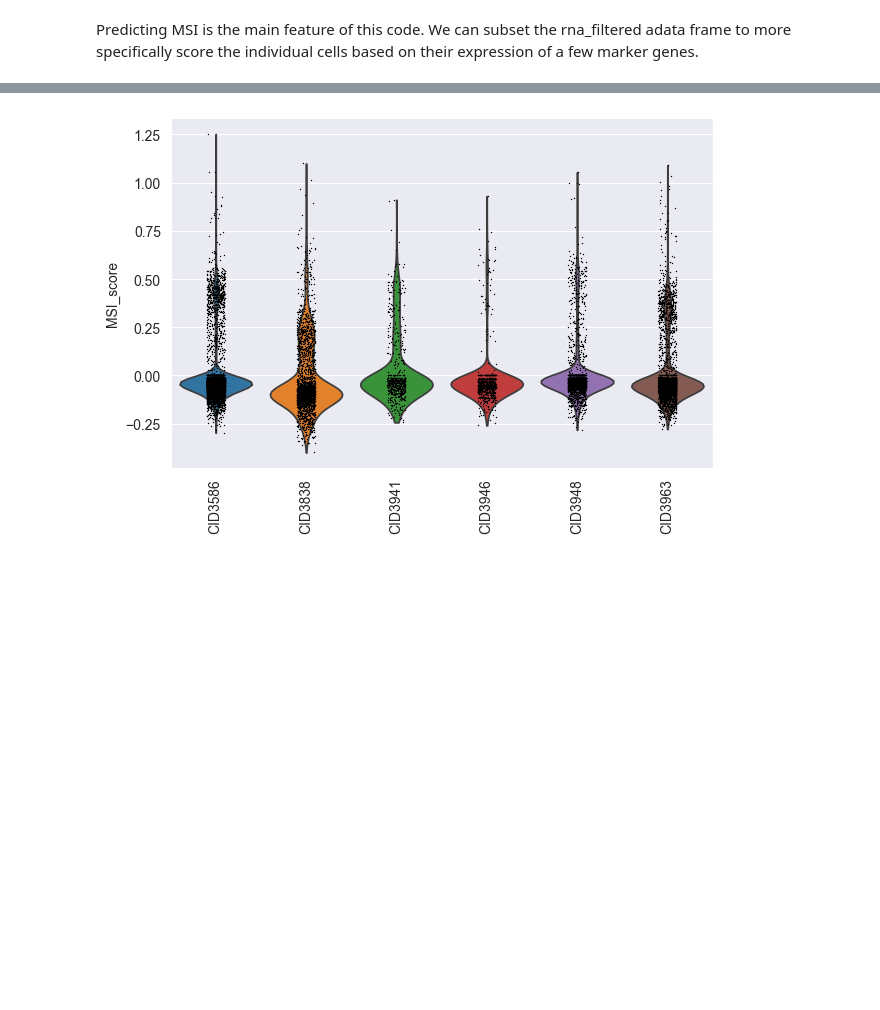
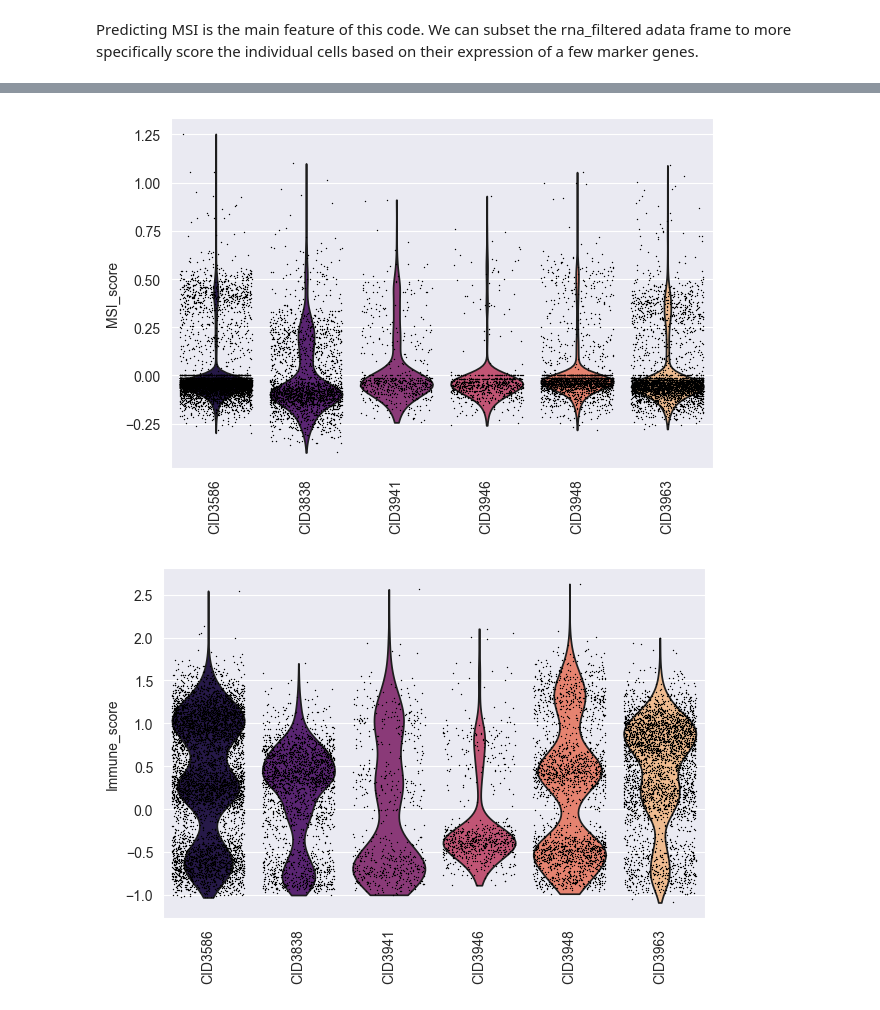
Before and after one commit to nwlodychak/cite_seq, a Jupyter notebook: src/cite_seq.ipynb, the cells around one changed output, grey strips where cells are left out. Cells and saved outputs as stored; diff of their text form; code cells hidden in the pictures; blank space fills up the shorter version.

```diff
--- a/src/cite_seq.ipynb
+++ b/src/cite_seq.ipynb
@@ -10,3 +12,6 @@ import matplotlib.pyplot as plt
+# %%
+msi_output = pd.read_csv("msisensor_pipeline/msisensor_output.csv")
+msi_output.set_index('sample_id', inplace=True)
 # %%
 # Data loading
 rna_data_path = "data/SCP1039/expression"
@@ -36,7 +68,7 @@ The following code performs QC and clustering on the masked dataset
 3. Then we filter the genes that are highly variable in the subset
 4. This subset of data is used to perform dimensionality reduction and leiden clustering
 # %%
-patient_filtered = rna_adata[patient_mask].copy()
+patient_filtered = masked.copy()
 
 # preprocessing and qc
 sc.pp.calculate_qc_metrics(patient_filtered, inplace = True)
@@ -206,8 +235,12 @@ Passing `palette` without assigning `hue` is deprecated and will be removed in v
 # %%
+p_categories = rna_filtered.obs['patient'].cat.categories
+c = sns.color_palette("magma", n_colors=len(p_categories))
+patient_colors = dict(zip(p_categories, c))
+
 # MSI correlates with immune infiltration
 immune_markers = ['CD8A', 'IFNG', 'GZMA', 'PRF1', 'IDO1', 'CXCL9', 'CXCL10']
 sc.tl.score_genes(rna_filtered, immune_markers, score_name = 'immune_score')
-sc.pl.scatter(rna_filtered, x = 'MSI_score', y = 'immune_score', color = 'predicted_celltype')
+rna_filtered.uns['patient_colors'] = list(patient_colors.values())
 
 # Compare MSI with stromal/immune components
 tme_markers = {'Immune' : ['PTPRC', 'CD3E', 'CD68'],
@@ -218,6 +251,8 @@ for tme, markers in tme_markers.items():
     if markers_in_data:
         sc.tl.score_genes(rna_filtered, markers_in_data, score_name = f'{tme}_score')
 
-sc.pl.scatter(rna_filtered, x = 'MSI_score', y = 'Immune_score', color = 'Stromal_score')
-sc.pl.scatter(rna_filtered, x = 'MSI_score', y = 'Immune_score', color = 'patient')
+sc.pl.scatter(rna_filtered, x = 'MSI_score', y = 'Immune_score', color = 'predicted_celltype', title = 'MSI/ImmuneScore by cell_type')
+sc.pl.scatter(rna_filtered, x = 'MSI_score', y = 'Immune_score', color = 'Stromal_score', title = 'MSI/ImmuneScore by Stromal_score')
+sc.pl.scatter(rna_filtered, x = 'MSI_score', y = 'Immune_score', color = 'patient', title = 'MSI/ImmuneScore by patient')
+sc.pl.scatter(rna_filtered, x = 'MSI_score', y = 'Stromal_score', color = 'patient', title = 'MSI/Stromal_score by patient')
 # %% [output]
@@ -227,4 +270,24 @@ sc.pl.scatter(rna_filtered, x = 'MSI_score', y = 'Immune_score', color = 'patien
 # %%
-sc.pl.violin(rna_filtered, 'MSI_score', groupby = 'patient', rotation = 90)
+# Violin plots
+sc.pl.violin(rna_filtered,
+             'MSI_score',
+             color = patient_colors,
+             groupby = 'patient',
+             stripplot = True,
+             jitter = .4,
+             rotation = 90)
+sc.pl.violin(rna_filtered, 'Immune_score',
+             color = patient_colors,
+             groupby = 'patient',
+             stripplot = True,
+             jitter = .4,
+             rotation = 90)
+sc.pl.violin(rna_filtered, 'Stromal_score',
+             color = patient_colors,
+             groupby = 'patient',
+             stripplot = True,
+             jitter = .4,
+             rotation = 90)
 # %% [output]
-[figure, old version]
+[figure, new version]
+[figure, added]
```
Also changed, not shown: parts of 12 cells of this notebook.
